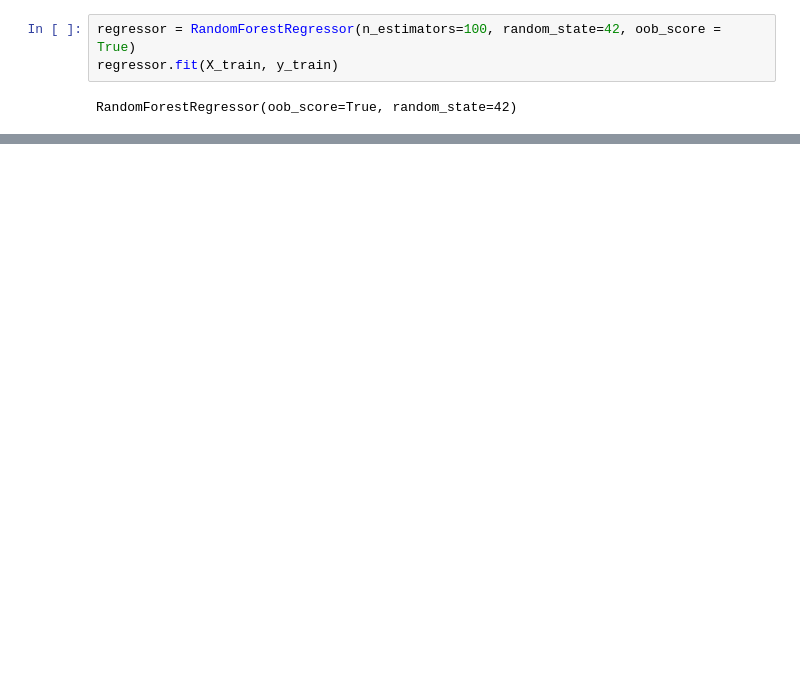
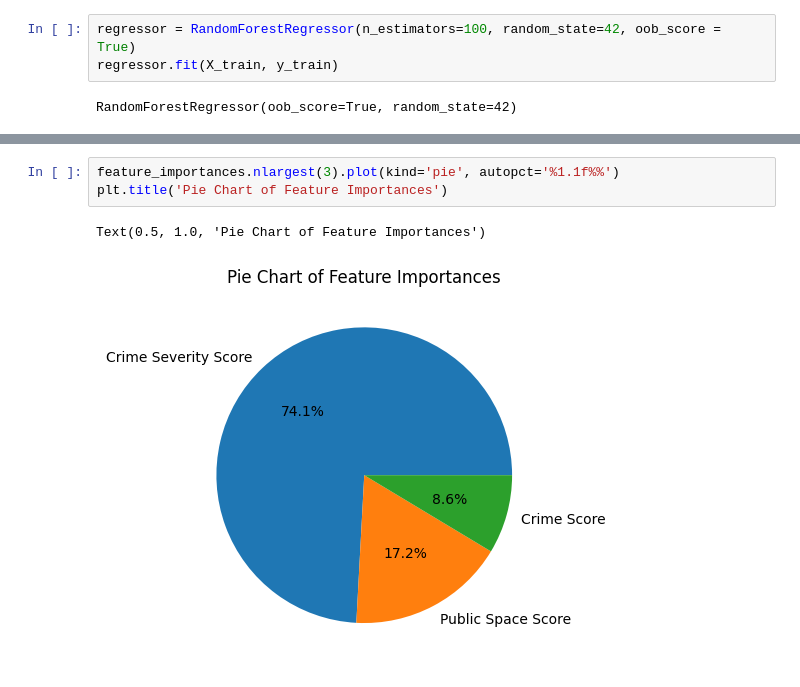
Before and after one commit to loisperryman02/proutectapp, a Jupyter notebook: mobile-application/python-files/machine_learning_implementation.ipynb, the cells around one changed output, grey strips where cells are left out. Saved outputs shown, nothing was run; the diff lists cells and outputs as text; blank space fills up the shorter version.

```diff
--- a/mobile-application/python-files/machine_learning_implementation.ipynb
+++ b/mobile-application/python-files/machine_learning_implementation.ipynb
@@ -293,3 +341,9 @@ plt.show()
+# %%
+feature_importances.nlargest(3).plot(kind='pie', autopct='%1.1f%%')
+plt.title('Pie Chart of Feature Importances')
+# %% [output]
+Text(0.5, 1.0, 'Pie Chart of Feature Importances')
+[figure, added]
 # %%
 import matplotlib.pyplot as plt
 
```
Also changed, not shown: parts of 9 cells of this notebook, 8 other files.
